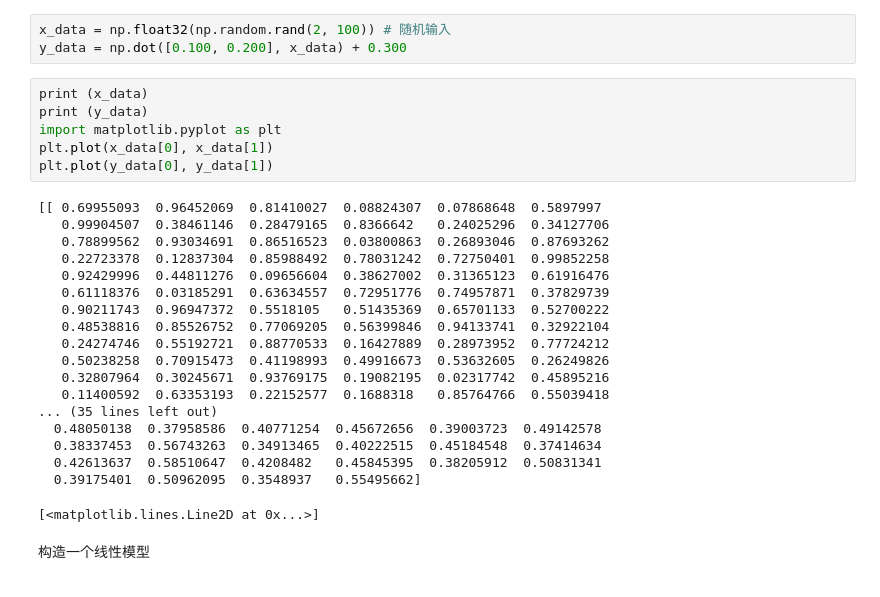
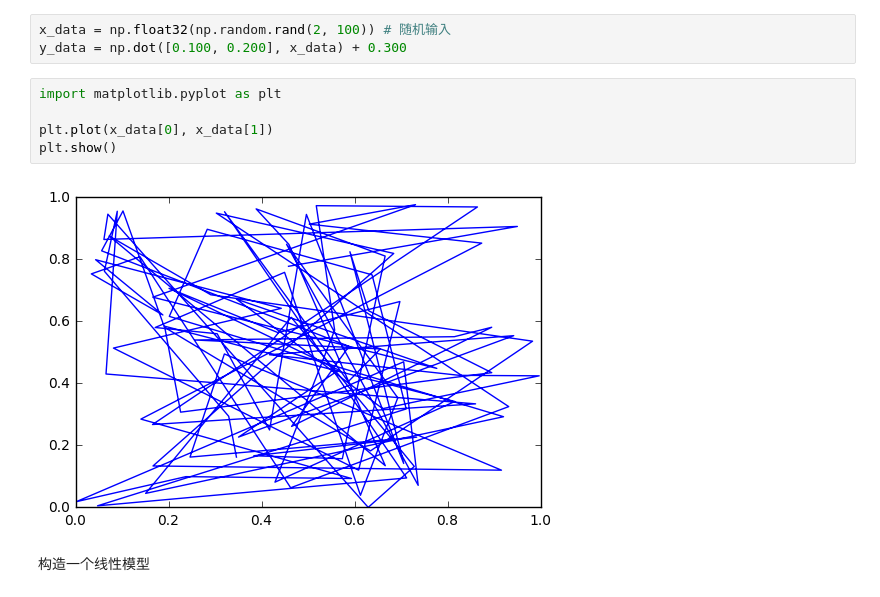
Before and after one commit to ljinke/MachineLearning, a Jupyter notebook: exercises/tensorflow 01.ipynb, the cells around one changed output. Cells and saved outputs as stored; diff of their text form.

Commit message:
Add testing data Python tricks

```diff
--- a/exercises/tensorflow 01.ipynb
+++ b/exercises/tensorflow 01.ipynb
@@ -9,30 +9,12 @@ import tensorflow as tf
 x_data = np.float32(np.random.rand(2, 100)) # 随机输入
 y_data = np.dot([0.100, 0.200], x_data) + 0.300
 # %%
-print (x_data)
-print (y_data)
 import matplotlib.pyplot as plt
+
 plt.plot(x_data[0], x_data[1])
-plt.plot(y_data[0], y_data[1])
+plt.show()
 # %% [output]
-[[ 0.69955093  0.96452069  0.81410027  0.08824307  0.07868648  0.5897997
-   0.99904507  0.38461146  0.28479165  0.8366642   0.24025296  0.34127706
-   0.78899562  0.93034691  0.86516523  0.03800863  0.26893046  0.87693262
-   0.22723378  0.12837304  0.85988492  0.78031242  0.72750401  0.99852258
-   0.92429996  0.44811276  0.09656604  0.38627002  0.31365123  0.61916476
-   0.61118376  0.03185291  0.63634557  0.72951776  0.74957871  0.37829739
-   0.90211743  0.96947372  0.5518105   0.51435369  0.65701133  0.52700222
-   0.48538816  0.85526752  0.77069205  0.56399846  0.94133741  0.32922104
-   0.24274746  0.55192721  0.88770533  0.16427889  0.28973952  0.77724212
-   0.50238258  0.70915473  0.41198993  0.49916673  0.53632605  0.26249826
-   0.32807964  0.30245671  0.93769175  0.19082195  0.02317742  0.45895216
-   0.11400592  0.63353193  0.22152577  0.1688318   0.85764766  0.55039418
-... (35 lines left out)
-  0.48050138  0.37958586  0.40771254  0.45672656  0.39003723  0.49142578
-  0.38337453  0.56743263  0.34913465  0.40222515  0.45184548  0.37414634
-  0.42613637  0.58510647  0.4208482   0.45845395  0.38205912  0.50831341
-  0.39175401  0.50962095  0.3548937   0.55495662]
-[<matplotlib.lines.Line2D at 0x...>]
+[figure, added]
 # %% [markdown]
 构造一个线性模型
 # %%
```
Also changed, not shown: parts of 1 cell of this notebook, 10 other files.
